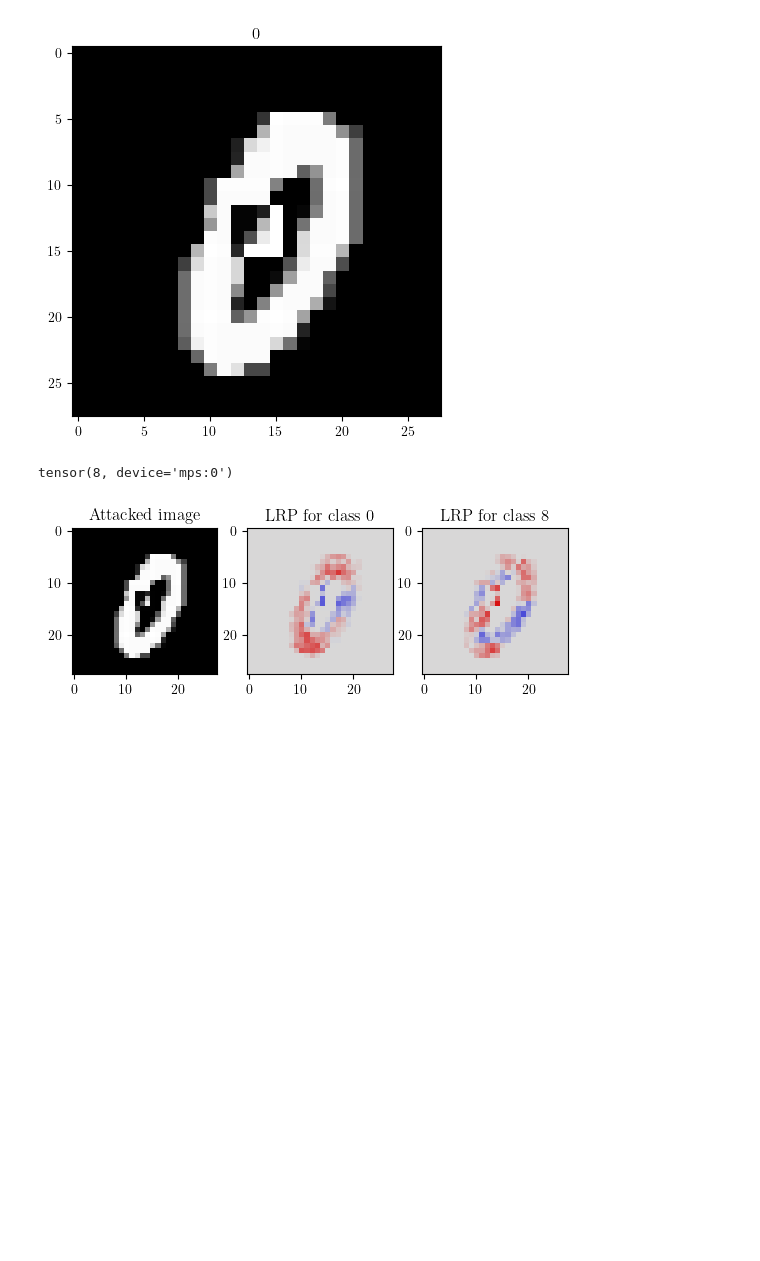
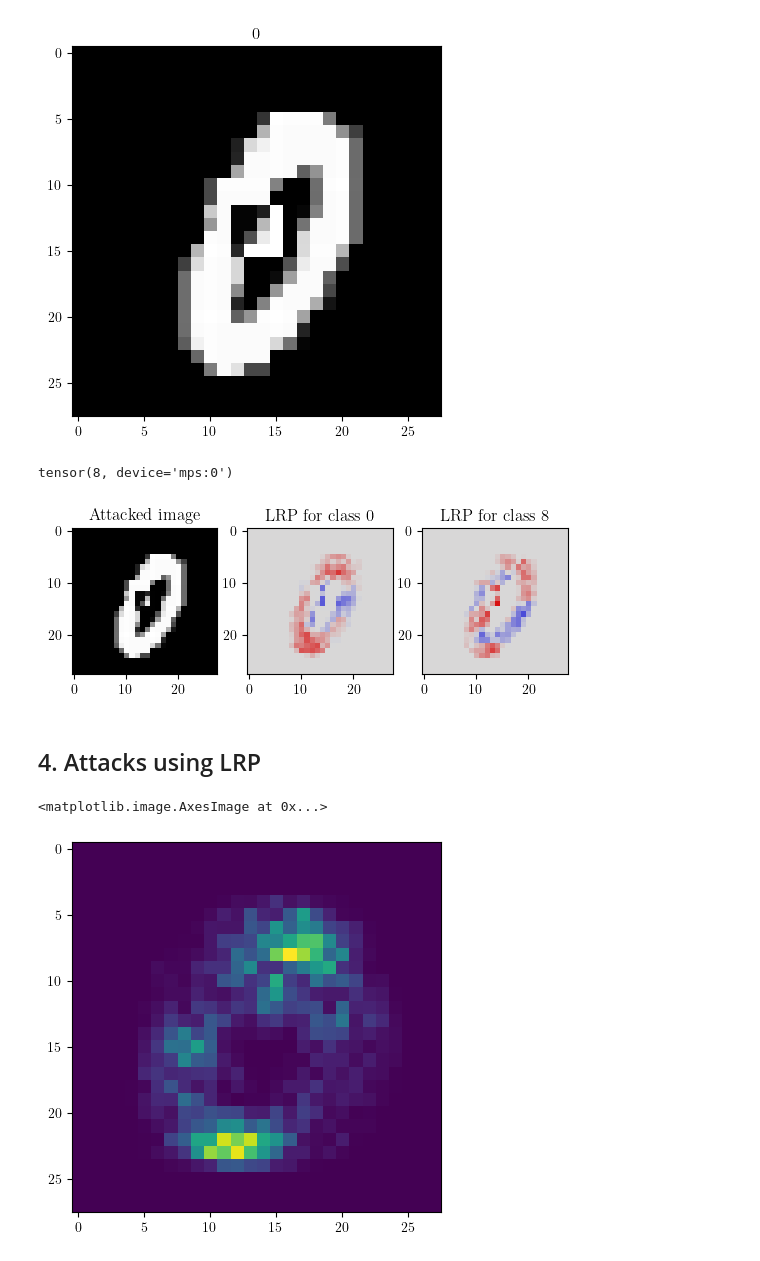
Before and after one commit to Red-Rapious/Semiring-LRP, a Jupyter notebook: code/mnist-attacks.ipynb, the cells around one changed output. Cells and saved outputs as stored; diff of their text form; code cells hidden in the pictures; blank space fills up the shorter version.

Commit message:
Added MNIST attacks using LRP

```diff
--- a/code/mnist-attacks.ipynb
+++ b/code/mnist-attacks.ipynb
@@ -337,3 +337,5 @@ axs[2].set_title("LRP for class 8")
 plt.show()
 # %% [output]
 [figure]
+# %% [markdown]
+## 4. Attacks using LRP
@@ -339,0 +349,44 @@ plt.show()
+# %%
+# Extract weights and biases of trained MLP
+layers = list(filter(None, [layer if isinstance(layer, nn.Linear) else None for layer in model.children()]))
+W = [layer.weight.to('cpu').detach().numpy().T for layer in layers]
+B = [layer.bias.to('cpu').detach().numpy().T for layer in layers]
+L = len(W)
+# %%
+# Forward pass
+A = [X] + [None] * L
+for l in range(L):
+    A[l+1] = np.maximum(0, A[l].dot(W[l])+B[l])
+
+nb_digits = len(train.classes)
+# %%
+R_classical_LRP = [None] * L + [A[L] * (T[:,None]==np.arange(nb_digits))]
+
+def rho(w,l):  return w + [None,0.1,0.0,0.0][l] * np.maximum(0,w)
+def incr(z,l): return z + [None,0.0,0.1,0.0][l] * (z**2).mean()**.5+1e-9
+
+# All layers except the pixels one
+for l in range(1, L)[::-1]:
+    w = rho(W[l], l)
+    b = rho(B[l], l)
+
+    z = incr(A[l].dot(w)+b, l)
+    s = R_classical_LRP[l+1] / z
+    c = s.dot(w.T)
+    R_classical_LRP[l] = A[l] * c
+
+w = W[0]
+wp = np.maximum(0, w)
+wm = np.minimum(0, w)
+lb = A[0]*0.-1
+hb = A[0]*0.+1
+
+z = A[0].dot(w)-lb.dot(wp)-hb.dot(wm)+1e-9
+s = R_classical_LRP[1]/z
+c, cp, cm = s.dot(w.T), s.dot(wp.T), s.dot(wm.T)
+R_classical_LRP[0] = A[0]*c - lb*cp - hb*cm
+# %%
+plt.imshow(np.mean(np.abs(R_classical_LRP[0][T==0]), axis=0).reshape((28, 28)))
+# %% [output]
+<matplotlib.image.AxesImage at 0x...>
+[figure, added]
```
Also changed, not shown: parts of 5 cells of this notebook.
